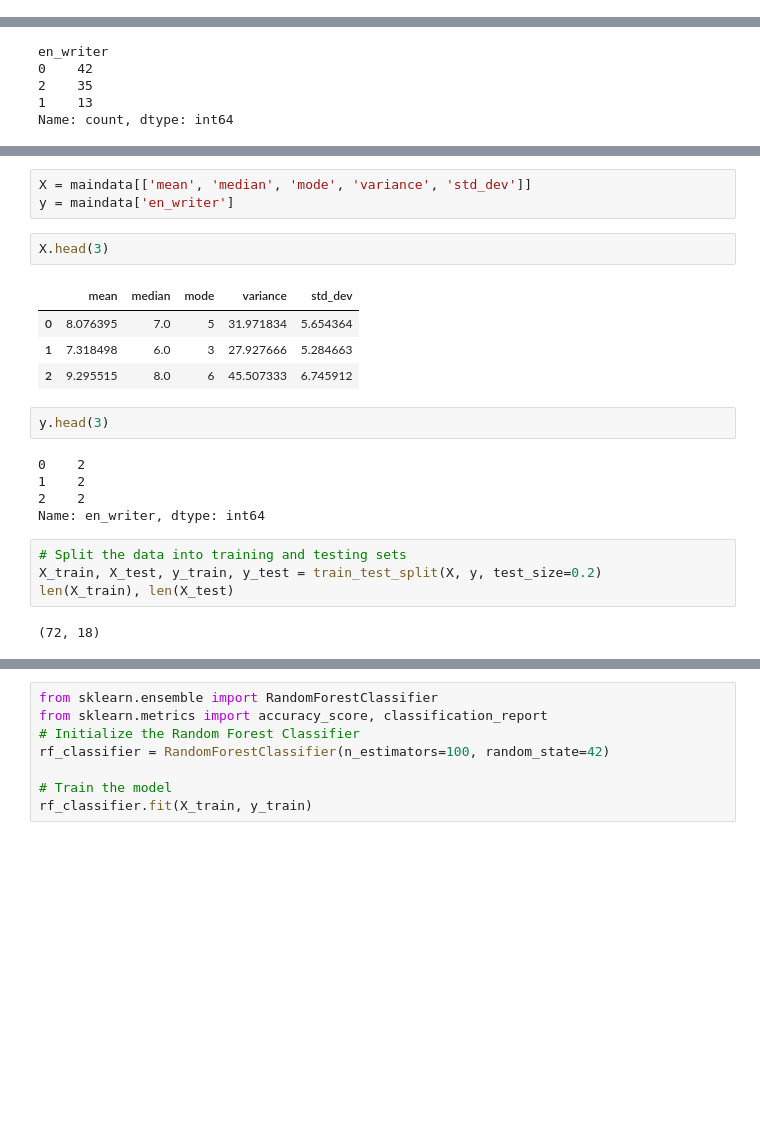
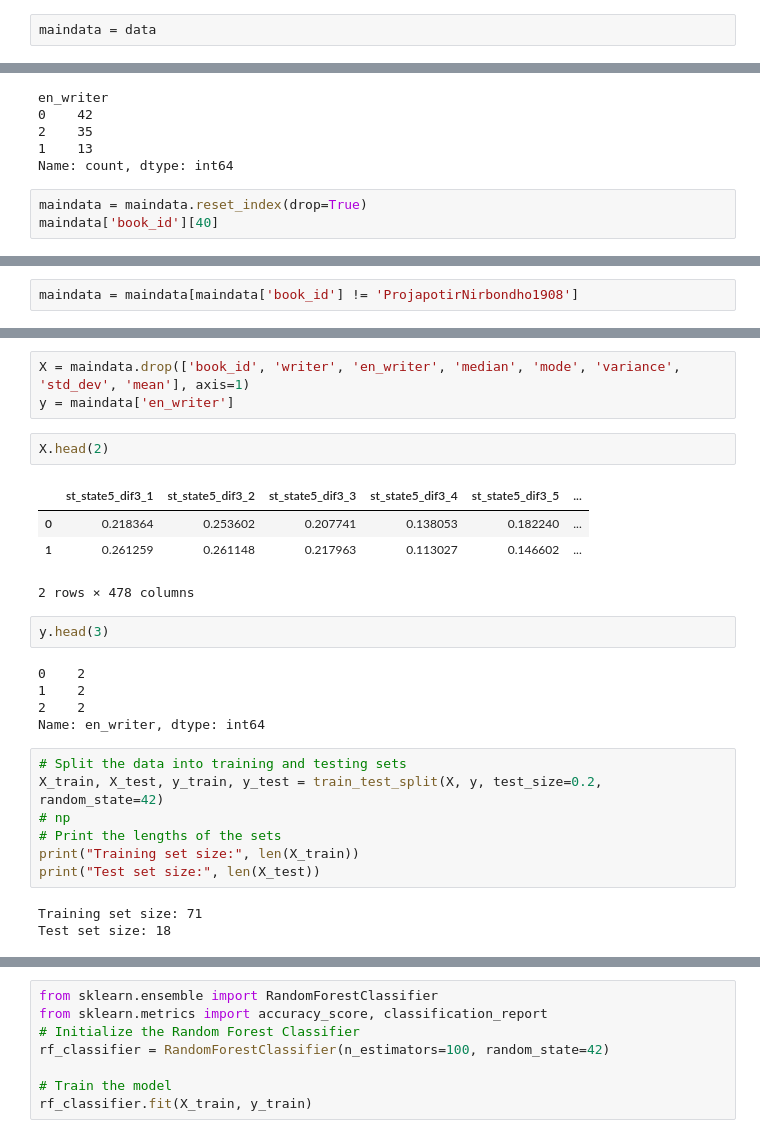
Before and after one commit to oitik/Harun-SIr, a Jupyter notebook: redefined-paper3-code.ipynb, the cells around one changed output, grey strips where cells are left out. Drawn from its saved outputs; the diff is of its cells as text; blank space fills up the shorter version.

```diff
--- a/redefined-paper3-code.ipynb
+++ b/redefined-paper3-code.ipynb
@@ -1461,3 +1445,5 @@ type(df['st_state5x3']), type(maindata['st_state5x3'])
+# %%
+maindata = data
 # %%
 from sklearn.preprocessing import LabelEncoder
 # Initialize LabelEncoder
@@ -1471,3 +1457,6 @@ en_writer
 2    35
 1    13
 Name: count, dtype: int64
+# %%
+maindata = maindata.reset_index(drop=True)
+maindata['book_id'][40]
@@ -1473,0 +1465,2 @@ Name: count, dtype: int64
+# %%
+maindata = maindata[maindata['book_id'] != 'ProjapotirNirbondho1908']
@@ -1474,13 +1477,13 @@ Name: count, dtype: int64
 # %%
-X = maindata[['mean', 'median', 'mode', 'variance', 'std_dev']]
+X = maindata.drop(['book_id', 'writer', 'en_writer', 'median', 'mode', 'variance', 'std_dev', 'mean'], axis=1)
 y = maindata['en_writer']
 # %%
-X.head(3)
+X.head(2)
 # %% [output]
-|  | mean | median | mode | variance | std_dev |
-| 0 | 8.076395 | 7.0 | 5 | 31.971834 | 5.654364 |
-| 1 | 7.318498 | 6.0 | 3 | 27.927666 | 5.284663 |
-| 2 | 9.295515 | 8.0 | 6 | 45.507333 | 6.745912 |
+|  | st_state5_dif3_1 | st_state5_dif3_2 | st_state5_dif3_3 | st_state5_dif3_4 | st_state5_dif3_5 | ... |
+| 0 | 0.218364 | 0.253602 | 0.207741 | 0.138053 | 0.182240 | ... |
+| 1 | 0.261259 | 0.261148 | 0.217963 | 0.113027 | 0.146602 | ... |
+2 rows × 478 columns
 # %%
 y.head(3)
 # %% [output]
@@ -1490,10 +1493,14 @@ y.head(3)
 Name: en_writer, dtype: int64
 # %%
 # Split the data into training and testing sets
-X_train, X_test, y_train, y_test = train_test_split(X, y, test_size=0.2)
-len(X_train), len(X_test)
+X_train, X_test, y_train, y_test = train_test_split(X, y, test_size=0.2, random_state=42)
+# np
+# Print the lengths of the sets
+print("Training set size:", len(X_train))
+print("Test set size:", len(X_test))
 # %% [output]
-(72, 18)
+Training set size: 71
+Test set size: 18
 # %%
 y_train.value_counts(), y_test.value_counts()
 # %% [output]
```
Also changed, not shown: parts of 93 cells of this notebook.
